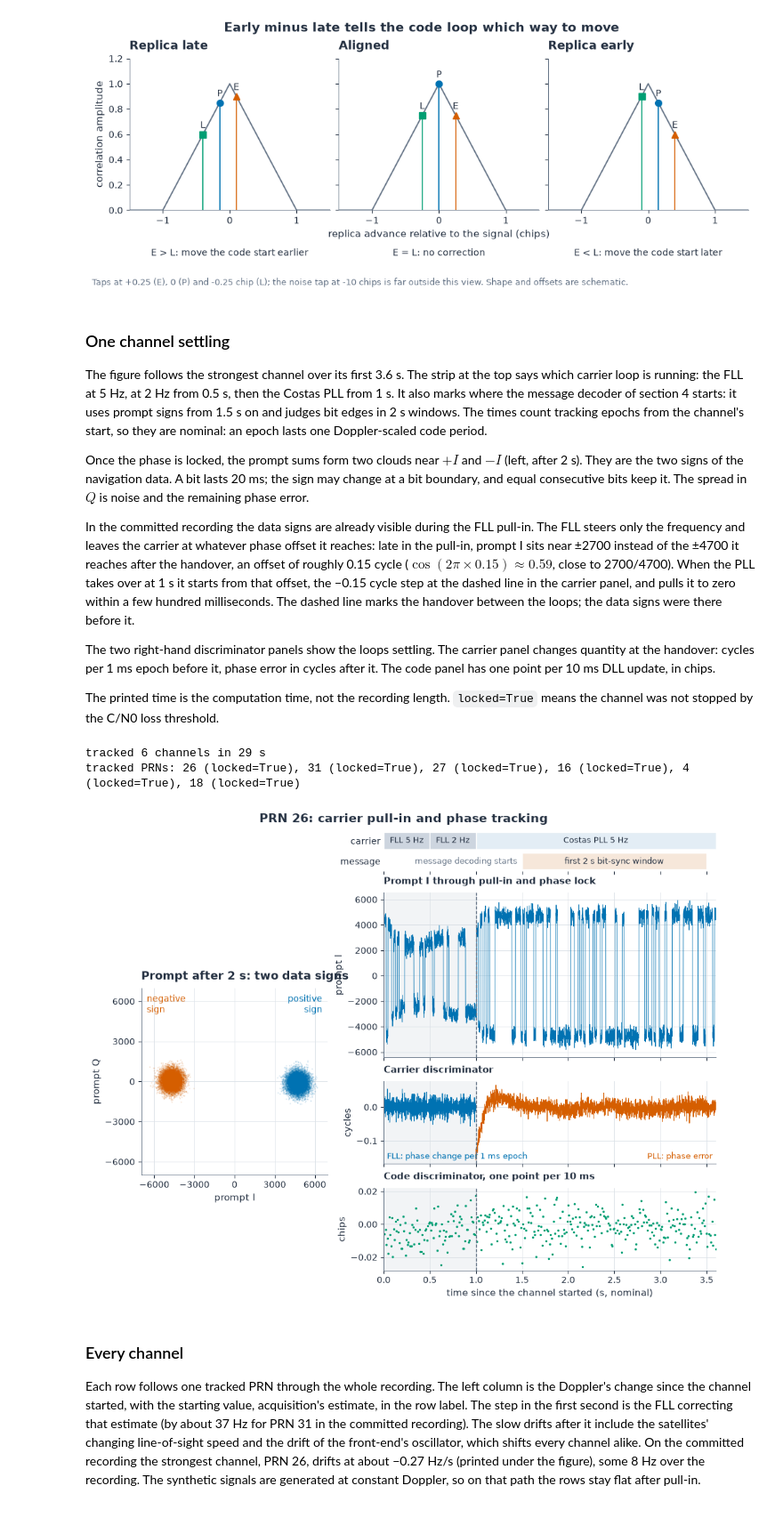
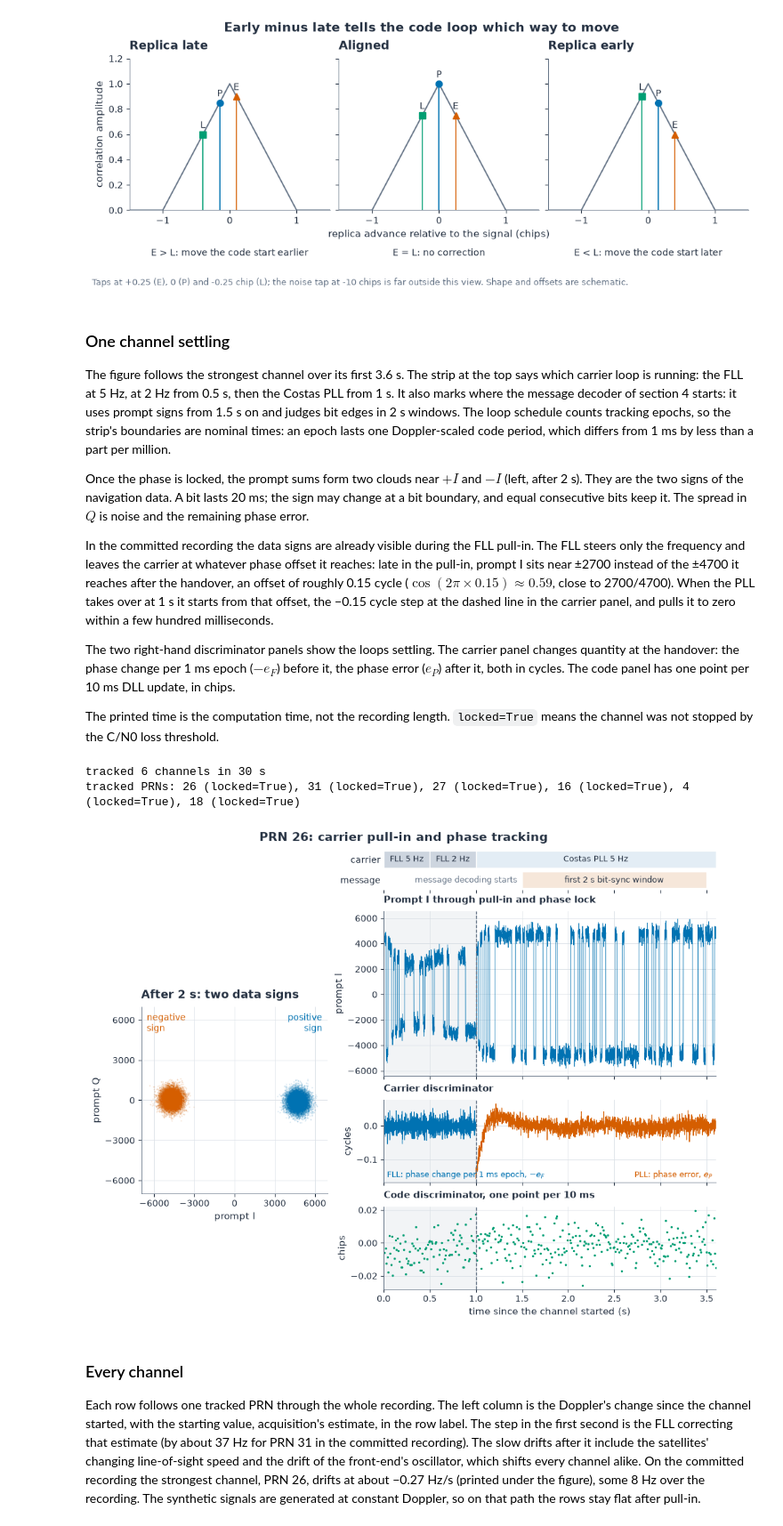
Before and after one commit to aklofas/purple-gnss, a Jupyter notebook: pyrx/notebooks/01-signal-chain.ipynb, the cells around one changed output. Shown at 89% size. Saved outputs shown, nothing was run; the diff lists cells and outputs as text; code cells hidden in the pictures.

```diff
--- a/pyrx/notebooks/01-signal-chain.ipynb
+++ b/pyrx/notebooks/01-signal-chain.ipynb
@@ -572,9 +576,9 @@ plt.show()
 The figure follows the strongest channel over its first 3.6 s. The strip at the top says
 which carrier loop is running: the FLL at 5 Hz, at 2 Hz from 0.5 s, then the Costas PLL
 from 1 s. It also marks where the message decoder of section 4 starts: it uses prompt
-signs from 1.5 s on and judges bit edges in 2 s windows. The times count tracking epochs
-from the channel's start, so they are nominal: an epoch lasts one Doppler-scaled code
-period.
+signs from 1.5 s on and judges bit edges in 2 s windows. The loop schedule counts tracking
+epochs, so the strip's boundaries are nominal times: an epoch lasts one Doppler-scaled code
+period, which differs from 1 ms by less than a part per million.
 
 Once the phase is locked, the prompt sums form two clouds near $+I$ and $-I$ (left, after
 2 s). They are the two signs of the navigation data. A bit lasts 20 ms; the sign may
@@ -587,12 +591,12 @@ late in the pull-in, prompt I sits near ±2700 instead of the ±4700 it reaches
 handover, an offset of roughly 0.15 cycle ($\cos(2\pi\times0.15)\approx0.59$, close to
 2700/4700). When the PLL takes over at 1 s it starts from that offset, the −0.15 cycle
 step at the dashed line in the carrier panel, and pulls it to zero within a few hundred
-milliseconds. The dashed line marks the handover between the loops; the data signs were
-there before it.
+milliseconds.
 
 The two right-hand discriminator panels show the loops settling. The carrier panel
-changes quantity at the handover: cycles per 1 ms epoch before it, phase error in cycles
-after it. The code panel has one point per 10 ms DLL update, in chips.
+changes quantity at the handover: the phase change per 1 ms epoch ($-e_F$) before it, the
+phase error ($e_P$) after it, both in cycles.
+The code panel has one point per 10 ms DLL update, in chips.
 
 The printed time is the computation time, not the recording length. `locked=True`
 means the channel was not stopped by the C/N0 loss threshold.
@@ -608,7 +612,7 @@ print(f"tracked {len(tracks)} channels in {time.perf_counter() - t0:.0f} s")
 print("tracked PRNs:", ", ".join(f"{tr.prn} (locked={tr.locked})" for tr in tracks))
 track = tracks[0]
 prompt = track.corr[:, 0]
-rel_t = track.t - track.t[0]  # nominal seconds since the channel started
+rel_t = track.t - track.t[0]  # seconds since the channel started
 late = rel_t >= 2.0  # the scatter leaves out the pull-in; a plotting choice
 view = rel_t < 3.6
 
@@ -652,42 +656,43 @@ ax_iq.set(xlim=(-lim, lim), ylim=(-lim, lim), xlabel="prompt I", ylabel="prompt
 ax_iq.xaxis.set_major_locator(MaxNLocator(5, symmetric=True))
 ax_iq.yaxis.set_major_locator(MaxNLocator(5, symmetric=True))
 ax_iq.set_aspect("equal")
 ax_iq.text(0.97, 0.97, "positive\nsign", transform=ax_iq.transAxes, ha="right", va="top",
            fontsize=10, color=LINES[0])  # fmt: skip
 ax_iq.text(0.03, 0.97, "negative\nsign", transform=ax_iq.transAxes, va="top", fontsize=10,
            color=LINES[1])  # fmt: skip
-ax_iq.set_title("Prompt after 2 s: two data signs")
+ax_iq.set_title("After 2 s: two data signs")
 
 mode_strip(ax_m)
 pll = rel_t > T_FLL_PULLIN
 ax_i.plot(rel_t[view], prompt[view].real, color=LINES[0], linestyle="-", linewidth=0.6)
 ax_i.set_ylabel("prompt I")
-ax_c.plot(rel_t[view & ~pll], track.carrier_error[view & ~pll], color=LINES[0], linestyle="-",
-          linewidth=0.7)  # fmt: skip
+# -e_F: the FLL's phase change, in the same sense as the PLL's phase error
+ax_c.plot(rel_t[view & ~pll], -track.carrier_error[view & ~pll], color=LINES[0],
+          linestyle="-", linewidth=0.7)  # fmt: skip
 ax_c.plot(rel_t[view & pll], track.carrier_error[view & pll], color=LINES[1], linestyle="-",
           linewidth=0.7)  # fmt: skip
 ax_c.set_ylabel("cycles")
 upd = view & np.isfinite(track.code_error)  # the DLL updates every 10 ms; nan between
 ax_d.plot(rel_t[upd], track.code_error[upd] * CA_CHIP_RATE, ".", color=LINES[2], markersize=3)
-ax_d.set(ylabel="chips", xlabel="time since the channel started (s, nominal)", xlim=(0, 3.6))
+ax_d.set(ylabel="chips", xlabel="time since the channel started (s)", xlim=(0, 3.6))
 for ax in (ax_i, ax_c, ax_d):
     ax.axvspan(0, T_FLL_PULLIN, color=BAR, alpha=0.25, linewidth=0)
     ax.axvline(T_FLL_PULLIN, color=MUTED, linestyle="--", linewidth=1)
 for ax in (ax_m, ax_i, ax_c):
     ax.tick_params(labelbottom=False)
 ax_i.set_title("Prompt I through pull-in and phase lock", fontsize=11)
 ax_c.set_title("Carrier discriminator", fontsize=11)
-ax_c.text(0.01, 0.06, "FLL: phase change per 1 ms epoch", transform=ax_c.transAxes,
-          fontsize=9, color=LINES[0])  # fmt: skip
-ax_c.text(0.99, 0.06, "PLL: phase error", transform=ax_c.transAxes, ha="right", fontsize=9,
+ax_c.text(0.01, 0.06, r"FLL: phase change per 1 ms epoch, $-e_F$",
+          transform=ax_c.transAxes, fontsize=9, color=LINES[0])  # fmt: skip
+ax_c.text(0.99, 0.06, r"PLL: phase error, $e_P$", transform=ax_c.transAxes, ha="right", fontsize=9,
           color=LINES[1])  # fmt: skip
 ax_d.set_title("Code discriminator, one point per 10 ms", fontsize=11)
 fig.suptitle(f"PRN {track.prn}: carrier pull-in and phase tracking")
 plt.show()
 # %% [output]
-tracked 6 channels in 29 s
+tracked 6 channels in 30 s
 tracked PRNs: 26 (locked=True), 31 (locked=True), 27 (locked=True), 16 (locked=True), 4 (locked=True), 18 (locked=True)
-[figure, old version]
+[figure, new version]
 # %% [markdown]
 ### Every channel
 
```
Also changed, not shown: parts of 12 cells of this notebook.
